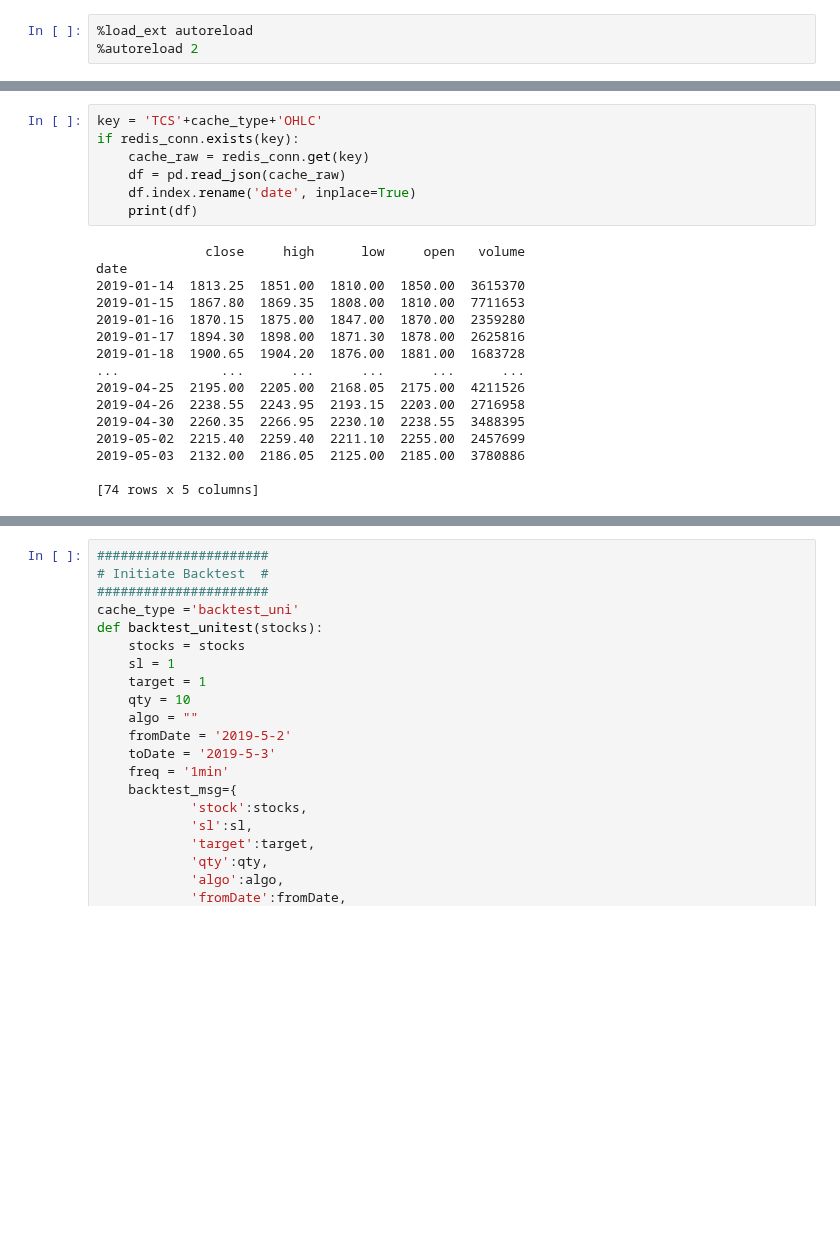
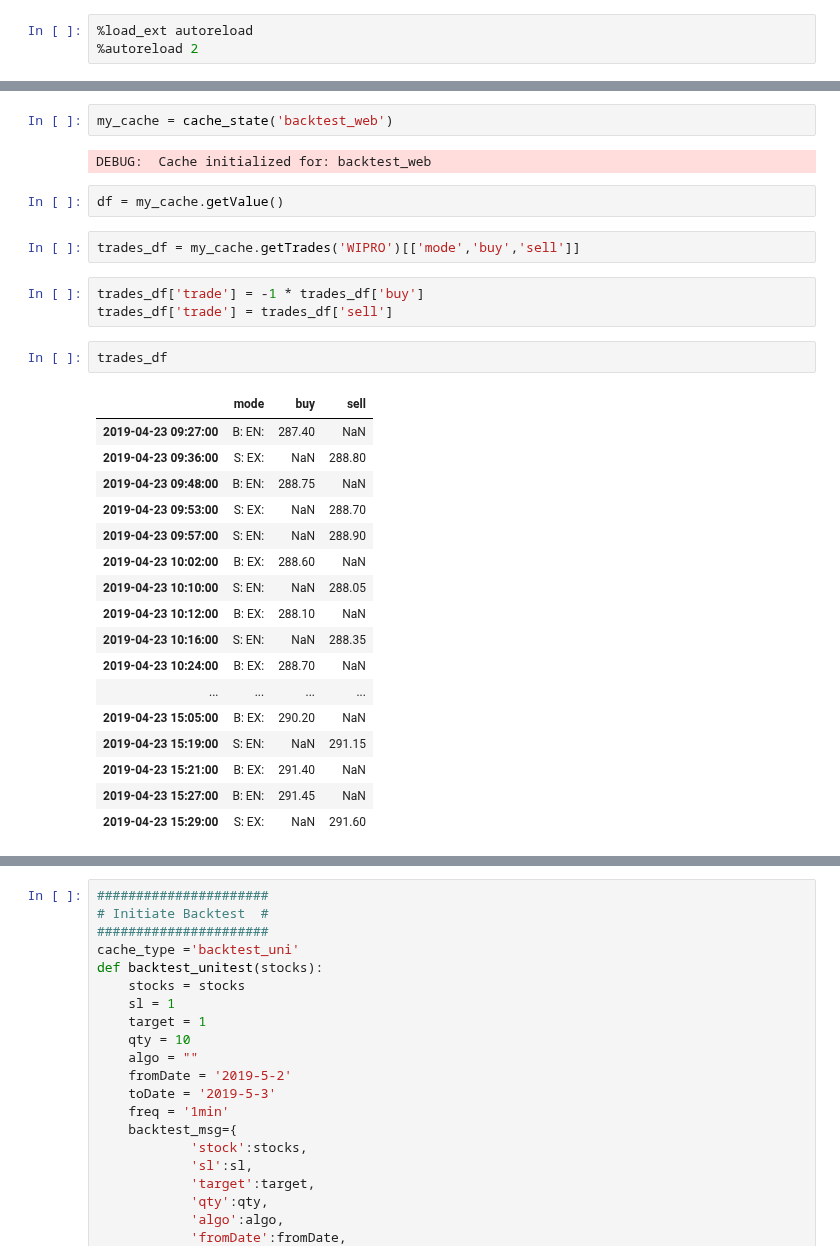
Before and after one commit to suhansaha/algotrader, a Jupyter notebook: src/freedom_v2_unit_test.ipynb, the cells around one changed output, grey strips where cells are left out. Saved outputs shown, nothing was run; the diff lists cells and outputs as text; blank space fills up the shorter version.

Commit message:
Feature: Trade Analysis Table

```diff
--- a/src/freedom_v2_unit_test.ipynb
+++ b/src/freedom_v2_unit_test.ipynb
@@ -15,23 +15,31 @@ redis_conn.pubsub_channels()
-# %%
-key = 'TCS'+cache_type+'OHLC'
-if redis_conn.exists(key):
-    cache_raw = redis_conn.get(key)
-    df = pd.read_json(cache_raw)
-    df.index.rename('date', inplace=True)
-    print(df)
-# %% [output]
-              close     high      low     open   volume
-date
-2019-01-14  1813.25  1851.00  1810.00  1850.00  3615370
-2019-01-15  1867.80  1869.35  1808.00  1810.00  7711653
-2019-01-16  1870.15  1875.00  1847.00  1870.00  2359280
-2019-01-17  1894.30  1898.00  1871.30  1878.00  2625816
-2019-01-18  1900.65  1904.20  1876.00  1881.00  1683728
-...             ...      ...      ...      ...      ...
-2019-04-25  2195.00  2205.00  2168.05  2175.00  4211526
-2019-04-26  2238.55  2243.95  2193.15  2203.00  2716958
-2019-04-30  2260.35  2266.95  2230.10  2238.55  3488395
-2019-05-02  2215.40  2259.40  2211.10  2255.00  2457699
-2019-05-03  2132.00  2186.05  2125.00  2185.00  3780886
-
-[74 rows x 5 columns]
+# %%
+my_cache = cache_state('backtest_web')
+# %% [output]
+DEBUG:  Cache initialized for: backtest_web
+# %%
+df = my_cache.getValue()
+# %%
+trades_df = my_cache.getTrades('WIPRO')[['mode','buy','sell']]
+# %%
+trades_df['trade'] = -1 * trades_df['buy']
+trades_df['trade'] = trades_df['sell']
+# %%
+trades_df
+# %% [output]
+|  | mode | buy | sell |
+| 2019-04-23 09:27:00 | B: EN: | 287.40 | NaN |
+| 2019-04-23 09:36:00 | S: EX: | NaN | 288.80 |
+| 2019-04-23 09:48:00 | B: EN: | 288.75 | NaN |
+| 2019-04-23 09:53:00 | S: EX: | NaN | 288.70 |
+| 2019-04-23 09:57:00 | S: EN: | NaN | 288.90 |
+| 2019-04-23 10:02:00 | B: EX: | 288.60 | NaN |
+| 2019-04-23 10:10:00 | S: EN: | NaN | 288.05 |
+| 2019-04-23 10:12:00 | B: EX: | 288.10 | NaN |
+| 2019-04-23 10:16:00 | S: EN: | NaN | 288.35 |
+| 2019-04-23 10:24:00 | B: EX: | 288.70 | NaN |
+| ... | ... | ... | ... |
+| 2019-04-23 15:05:00 | B: EX: | 290.20 | NaN |
+| 2019-04-23 15:19:00 | S: EN: | NaN | 291.15 |
+| 2019-04-23 15:21:00 | B: EX: | 291.40 | NaN |
+| 2019-04-23 15:27:00 | B: EN: | 291.45 | NaN |
+| 2019-04-23 15:29:00 | S: EX: | NaN | 291.60 |
```
Also changed, not shown: parts of 4 cells of this notebook, 3 other files.
